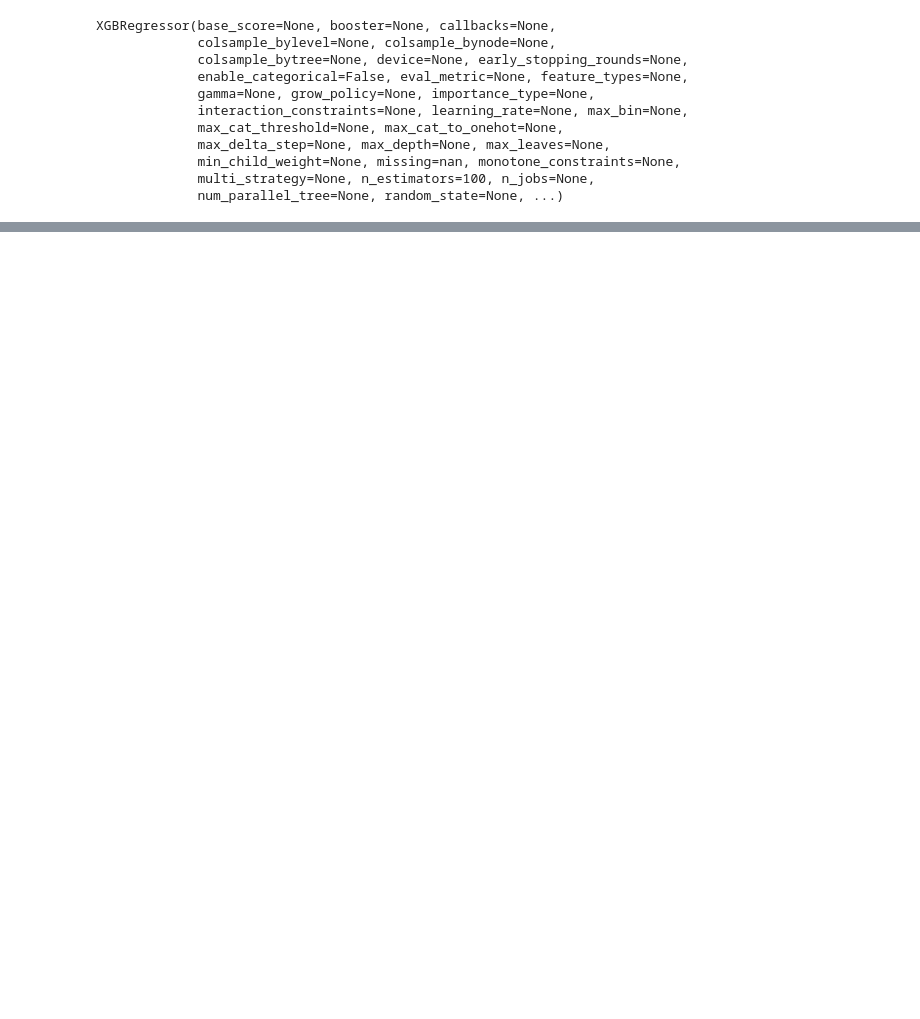
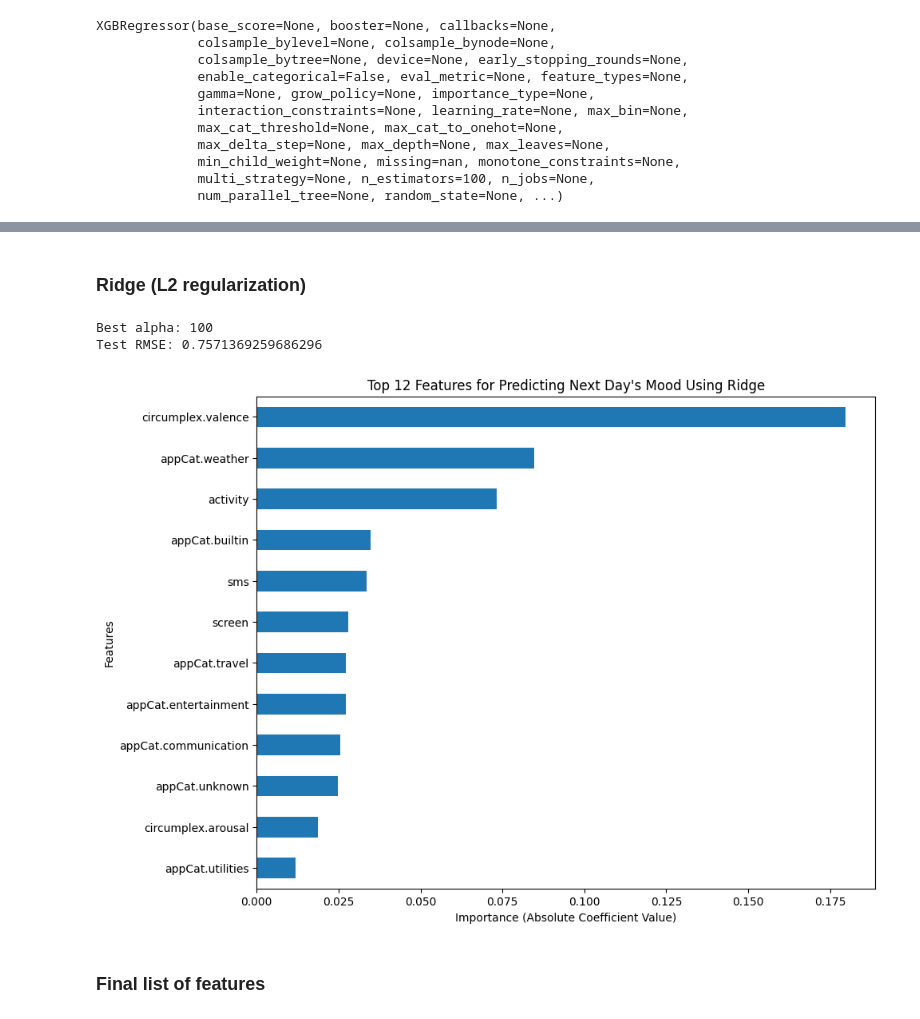
Before and after one commit to shreyaraghavendra/DTM_Group86, a Jupyter notebook: Assignment1/Feature_selection.ipynb, the cells around one changed output, grey strips where cells are left out. Saved outputs shown, nothing was run; the diff lists cells and outputs as text; code cells hidden in the pictures; blank space fills up the shorter version.

```diff
--- a/Assignment1/Feature_selection.ipynb
+++ b/Assignment1/Feature_selection.ipynb
@@ -157,0 +131,37 @@ plt.show()
+# %% [markdown]
+### Ridge (L2 regularization)
+# %%
+ridge = Ridge(random_state=42)
+parameters = {'alpha':[0.001, 0.01, 0.1, 1, 10, 100, 1000]}
+ridge_regressor = GridSearchCV(ridge, parameters, scoring='neg_mean_squared_error', cv=5)
+
+ridge_regressor.fit(X_train, y_train)
+best_ridge = ridge_regressor.best_estimator_
+y_pred = best_ridge.predict(X_test)
+rmse = sqrt(mean_squared_error(y_test, y_pred))
+
+# Print the best alpha and RMSE
+best_alpha = ridge_regressor.best_params_['alpha']
+print(f"Best alpha: {best_alpha}")
+print(f"Test RMSE: {rmse}")
+# %% [output]
+Best alpha: 100
+Test RMSE: 0.7571369259686296
+# %%
+ridge = Ridge(alpha=100)
+ridge.fit(X_train, y_train)
+
+features_ridge = pd.Series(ridge.coef_, index=X.columns)
+features_ridge = features_ridge.abs().sort_values(ascending=True)  # Sort in ascending for horizontal plot
+features_ridge = features_ridge[features_ridge != 0][-12:]
+
+# Plot top features horizontally
+features_ridge.plot(kind='barh', figsize=(10, 8))  # Adjust figure size as needed
+plt.title('Top 12 Features for Predicting Next Day\'s Mood Using Ridge')
+plt.xlabel('Importance (Absolute Coefficient Value)')
+plt.ylabel('Features')
+plt.show()
+# %% [output]
+[figure, added]
+# %% [markdown]
+### Final list of features
```
Also changed, not shown: parts of 20 cells of this notebook, 1 other file.
